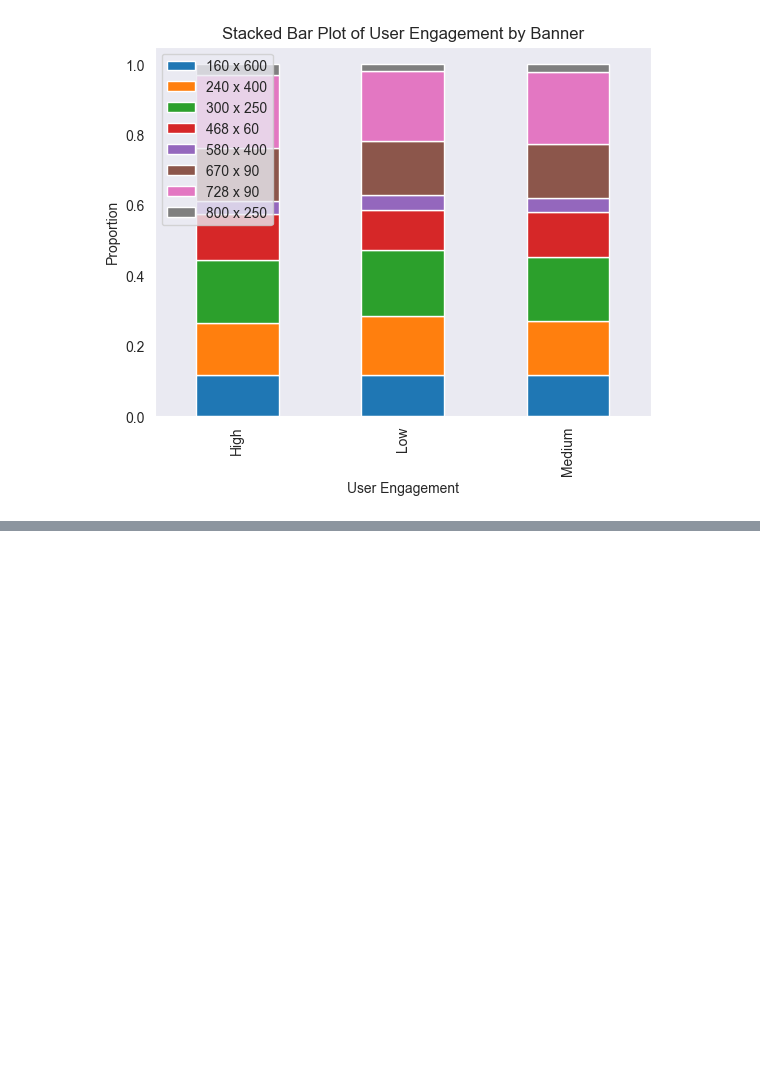
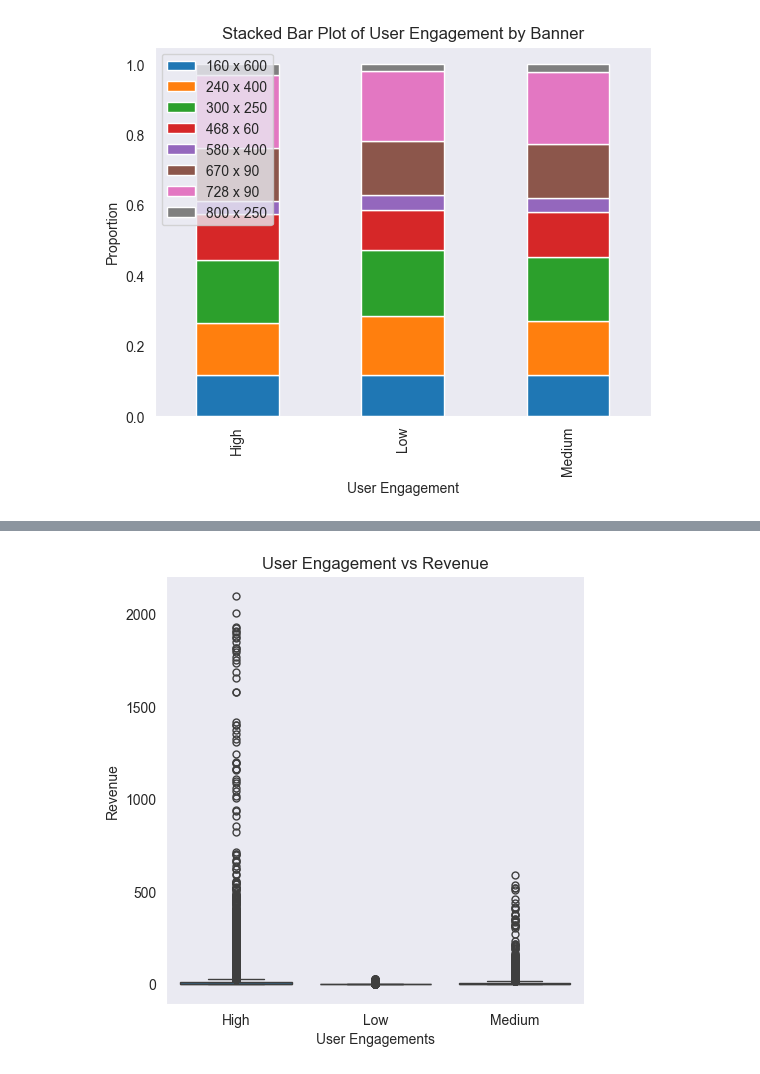
Before and after one commit to BKAPADIA04/Digital-Marketing-Data-Analysis, a Jupyter notebook: Online_Advertising_Performance_Data/jupyter_nbs/eda_part1.ipynb, the cells around one changed output, grey strips where cells are left out. Saved outputs shown, nothing was run; the diff lists cells and outputs as text; code cells hidden in the pictures; blank space fills up the shorter version.

```diff
--- a/Online_Advertising_Performance_Data/jupyter_nbs/eda.ipynb
+++ b/Online_Advertising_Performance_Data/jupyter_nbs/eda_part1.ipynb
@@ -622,0 +703,8 @@ plt.show()
+# %%
+sns.catplot(kind = 'box',data = df,x = 'user_engagement',y = 'revenue')
+plt.title('User Engagement vs Revenue')
+plt.xlabel('User Engagements')
+plt.ylabel('Revenue')
+plt.show()
+# %% [output]
+[figure, added]
```
Also changed, not shown: parts of 22 cells of this notebook, 4 other files.
